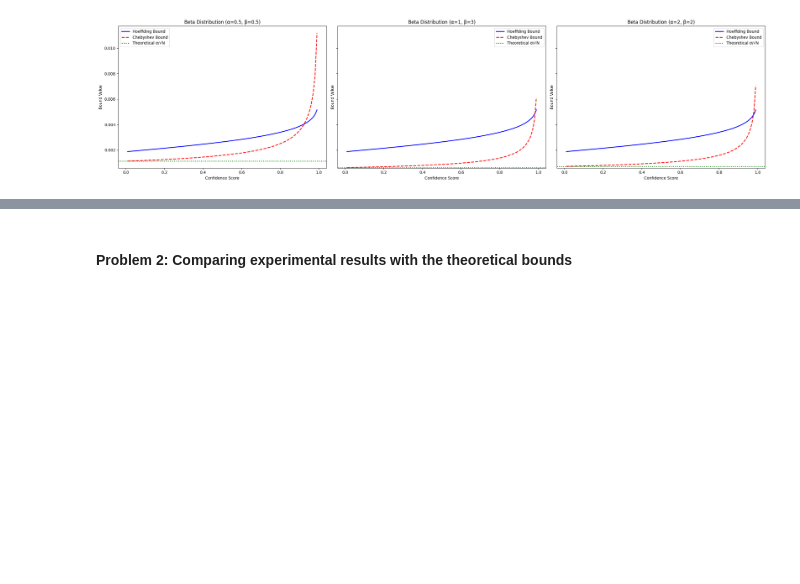
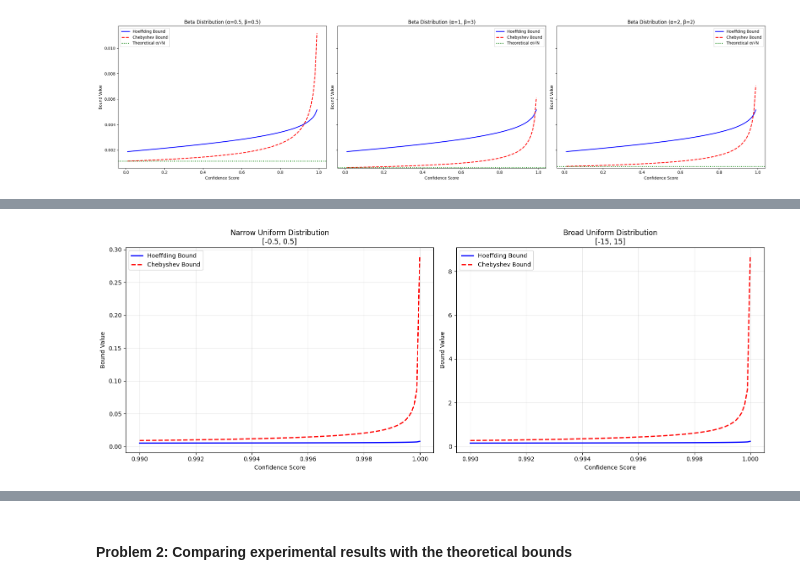
Before and after one commit to alberttrullols/qt-master-quantum_machine_learning, a Jupyter notebook: exercise 1/results/results.ipynb, the cells around one changed output, grey strips where cells are left out. Saved outputs shown, nothing was run; the diff lists cells and outputs as text; code cells hidden in the pictures; blank space fills up the shorter version.

Commit message:
high confidence case

```diff
--- a/exercise 1/results/results.ipynb
+++ b/exercise 1/results/results.ipynb
@@ -879,0 +886,39 @@ plt.show()
+# %%
+min_cs = 0.99
+max_cs = 0.99999
+
+confidence_scores = np.linspace(min_cs, max_cs, 100)
+# %%
+# Uniform Distributions Comparison
+fig, (ax1, ax2) = plt.subplots(1, 2, figsize=(16, 6))
+
+# Narrow Uniform Distribution
+theo_std_narrow = np.sqrt(uniform_theoretical_variance(a_unif_narrow, b_unif_narrow)) / np.sqrt(N)
+hoeffding_bounds_narrow = [hoeffding_bound(a_unif_narrow, b_unif_narrow, N, 1 - cs) for cs in confidence_scores]
+chebyshev_bounds_narrow = [chebyshev_bound(np.sqrt(uniform_theoretical_variance(a_unif_narrow, b_unif_narrow)), N, 1 - cs) for cs in confidence_scores]
+
+ax1.plot(confidence_scores, hoeffding_bounds_narrow, 'b-', linewidth=2, label='Hoeffding Bound')
+ax1.plot(confidence_scores, chebyshev_bounds_narrow, 'r--', linewidth=2, label='Chebyshev Bound')
+ax1.set_xlabel('Confidence Score')
+ax1.set_ylabel('Bound Value')
+ax1.set_title(f'Narrow Uniform Distribution\n[{a_unif_narrow}, {b_unif_narrow}]')
+ax1.legend()
+ax1.grid(True, alpha=0.3)
+
+# Broad Uniform Distribution
+theo_std_broad = np.sqrt(uniform_theoretical_variance(a_unif_broad, b_unif_broad)) / np.sqrt(N)
+hoeffding_bounds_broad = [hoeffding_bound(a_unif_broad, b_unif_broad, N, 1 - cs) for cs in confidence_scores]
+chebyshev_bounds_broad = [chebyshev_bound(np.sqrt(uniform_theoretical_variance(a_unif_broad, b_unif_broad)), N, 1 - cs) for cs in confidence_scores]
+
+ax2.plot(confidence_scores, hoeffding_bounds_broad, 'b-', linewidth=2, label='Hoeffding Bound')
+ax2.plot(confidence_scores, chebyshev_bounds_broad, 'r--', linewidth=2, label='Chebyshev Bound')
+ax2.set_xlabel('Confidence Score')
+ax2.set_ylabel('Bound Value')
+ax2.set_title(f'Broad Uniform Distribution\n[{a_unif_broad}, {b_unif_broad}]')
+ax2.legend()
+ax2.grid(True, alpha=0.3)
+
+plt.tight_layout()
+plt.show()
+# %% [output]
+[figure, added]
```
Also changed, not shown: parts of 17 cells of this notebook.
